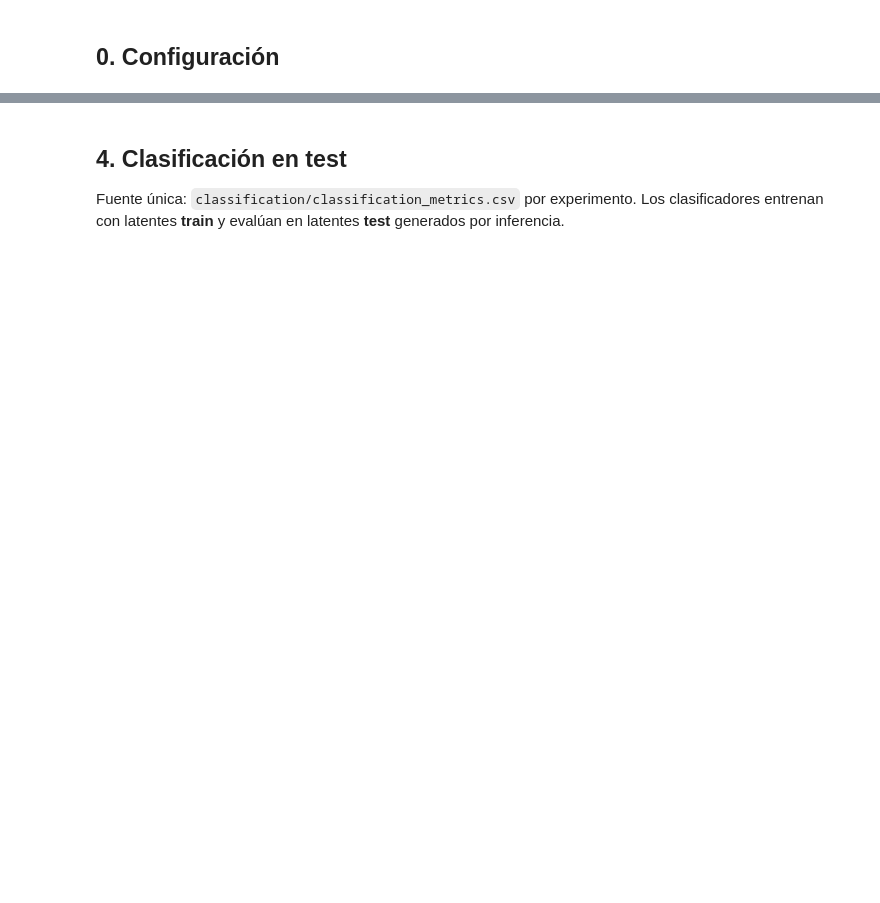
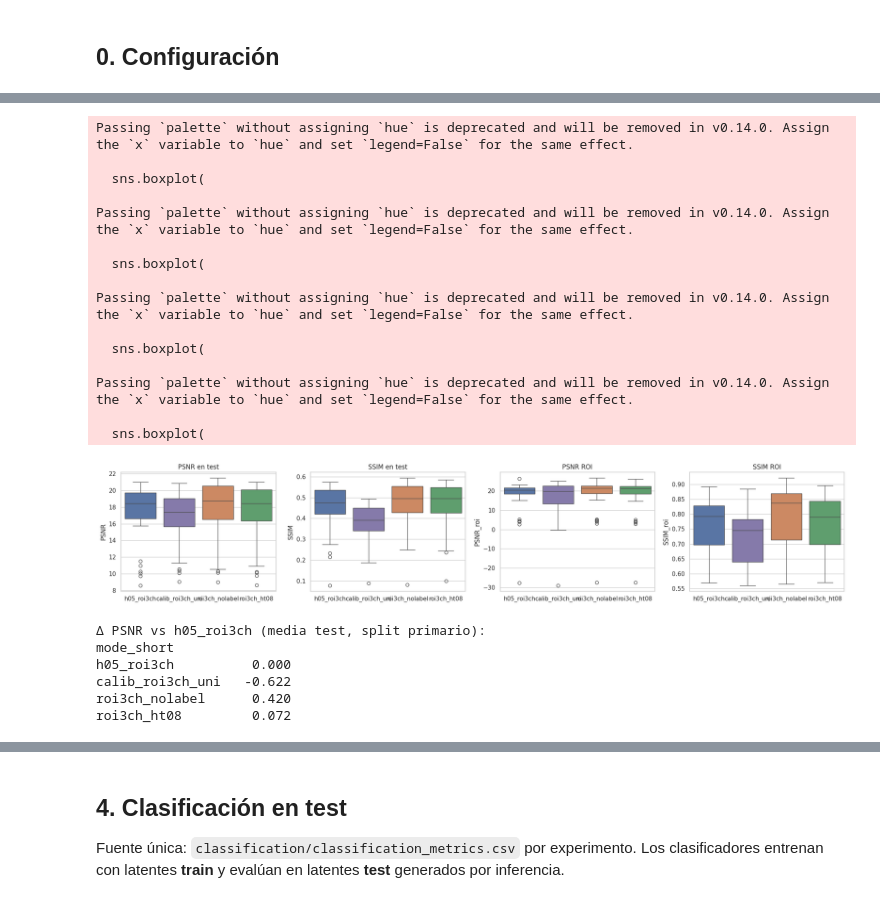
Before and after one commit to FranklinSierra/mri_spect_il_cldm_2026, a Jupyter notebook: code/stage2_experiments_report.ipynb, the cells around one changed output, grey strips where cells are left out. Saved outputs shown, nothing was run; the diff lists cells and outputs as text; code cells hidden in the pictures; blank space fills up the shorter version.

```diff
--- a/code/stage2_experiments_report.ipynb
+++ b/code/stage2_experiments_report.ipynb
@@ -212,21 +452,13 @@ plt.show()
 ckpt_rows = []
 for mode in MODES:
     cfg = COMPARISON[mode]
-    criterion = cfg.get("early_stop", "image")
-    summary = training_checkpoint_summary(
-        training[mode]["validation"],
-        training[mode]["test"],
-        criterion=criterion,
-        validation_latent=training[mode].get("validation_latent"),
-        test_latent=training[mode].get("test_latent"),
-    )
-    summary["mode"] = MODE_LABELS[mode]
+    summary = checkpoint_summary_for_mode(mode, cfg, training[mode])
     ckpt_rows.append(summary)
 
 ckpt_df = pd.DataFrame(ckpt_rows)
 cols = [
-    "mode", "early_stop_criterion", "last_epoch", "best_epoch",
-    "val_psnr", "val_ssim", "val_latent_mse", "val_latent_mae",
+    "mode_short", "mode_label", "early_stop_criterion", "last_epoch", "best_epoch",
+    "val_balanced_accuracy", "val_psnr", "val_ssim", "val_latent_mse", "val_latent_mae",
     "test_psnr_at_best", "test_ssim_at_best",
     "test_latent_mse_at_best", "test_latent_mae_at_best",
     "n_val_points", "n_test_checkpoints",
@@ -247,6 +485,7 @@ recon_by_mode = {
 }
 recon_all = pd.concat(recon_by_mode.values(), ignore_index=True)
 recon_all["mode_label"] = recon_all["mode"].map(MODE_LABELS)
+recon_all["mode_short"] = recon_all["mode"].map(MODE_SHORT)
 
 metric_cols = ["PSNR", "SSIM"]
 if "PSNR_roi" in recon_all.columns:
@@ -261,17 +508,56 @@ summary_recon
 # %%
 n_metrics = 2 + int("PSNR_roi" in recon_all.columns) * 2
 fig, axes = plt.subplots(1, n_metrics, figsize=(5 * n_metrics, 4))
 if n_metrics == 1:
     axes = [axes]
 plot_metrics = [("PSNR", "PSNR en test"), ("SSIM", "SSIM en test")]
 if "PSNR_roi" in recon_all.columns:
     plot_metrics.extend([("PSNR_roi", "PSNR ROI"), ("SSIM_roi", "SSIM ROI")])
 for ax, (col, title) in zip(axes, plot_metrics):
-    sns.boxplot(data=recon_all, x="mode_label", y=col, order=MODE_ORDER, ax=ax, palette=MODE_PALETTE)
+    sns.boxplot(
+        data=recon_all, x="mode_short", y=col, order=MODE_SHORT_ORDER, ax=ax, palette=MODE_PALETTE
+    )
     ax.set_title(title)
     ax.set_xlabel("")
+    ax.tick_params(axis="x", rotation=0)
 plt.tight_layout()
 plt.show()
+# %% [output]
+Passing `palette` without assigning `hue` is deprecated and will be removed in v0.14.0. Assign the `x` variable to `hue` and set `legend=False` for the same effect.
+
+  sns.boxplot(
+
+Passing `palette` without assigning `hue` is deprecated and will be removed in v0.14.0. Assign the `x` variable to `hue` and set `legend=False` for the same effect.
+
+  sns.boxplot(
+
+Passing `palette` without assigning `hue` is deprecated and will be removed in v0.14.0. Assign the `x` variable to `hue` and set `legend=False` for the same effect.
+
+  sns.boxplot(
+
+Passing `palette` without assigning `hue` is deprecated and will be removed in v0.14.0. Assign the `x` variable to `hue` and set `legend=False` for the same effect.
+
+  sns.boxplot(
+[figure, added]
+# %%
+baseline_psnr = recon_all.loc[recon_all["mode"] == WAVE_BASELINE, "PSNR"].mean()
+primary_recon = recon_all[recon_all["mode"].isin(PRIMARY_SPLIT_MODES)]
+delta_psnr = (
+    primary_recon.groupby("mode_short")["PSNR"].mean() - baseline_psnr
+).reindex([MODE_SHORT[m] for m in PRIMARY_SPLIT_MODES]).round(3)
+print(f"Δ PSNR vs {MODE_SHORT[WAVE_BASELINE]} (media test, split primario):")
+print(delta_psnr.to_string())
+if NHY_SPLIT_MODES:
+    for m in NHY_SPLIT_MODES:
+        mean_psnr = recon_all.loc[recon_all["mode"] == m, "PSNR"].mean()
+        print(f"{MODE_SHORT[m]} (split NHY): PSNR media test = {mean_psnr:.3f} dB")
+# %% [output]
+Δ PSNR vs h05_roi3ch (media test, split primario):
+mode_short
+h05_roi3ch          0.000
+calib_roi3ch_uni   -0.622
+roi3ch_nolabel      0.420
+roi3ch_ht08         0.072
 # %%
 fig, axes = plt.subplots(1, 2, figsize=(12, 4))
 for label_name in ["control", "parkinson"]:
```
Also changed, not shown: parts of 40 cells of this notebook, 39 other files.
